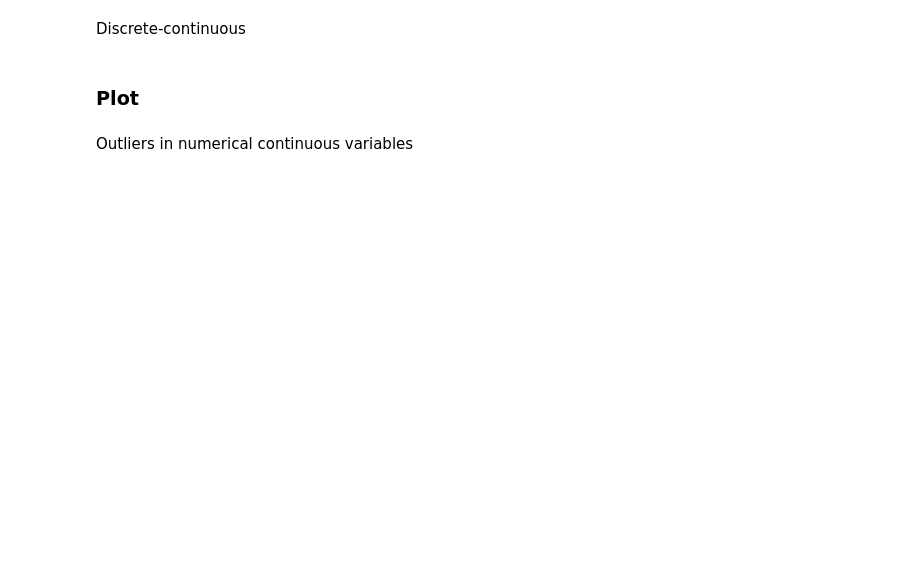
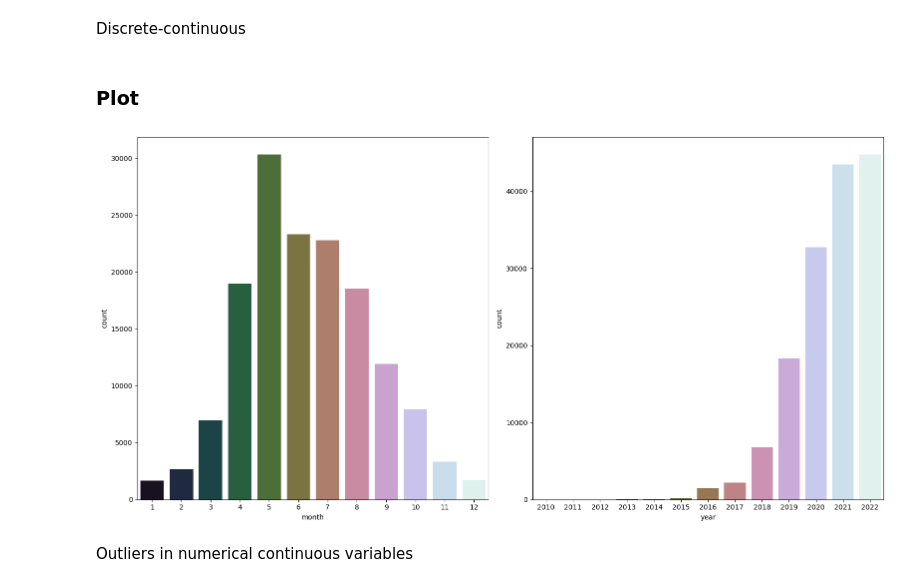
Before and after one commit to Tallaringues/mid-bootcamp-project-plantanet, a Jupyter notebook: Notebooks/EDA.ipynb, the cells around one changed output. Cells and saved outputs as stored; diff of their text form; code cells hidden in the pictures; blank space fills up the shorter version.

```diff
--- a/Notebooks/EDA.ipynb
+++ b/Notebooks/EDA.ipynb
@@ -46,5 +57,5 @@ def var_types_split (df):
     categorical = df.select_dtypes('object')
     return numerical, categorical
 
-numerical_df, categorical_df = var_types_split(customer_df)
+numerical_df, categorical_df = var_types_split(plant)
 # %%
@@ -81,15 +94,17 @@ continuous_df, discrete_df = numerical_split(numerical_df)
 # %%
 # countplot for descrete variables
 def plot_discrete2(df):
-    plt.figure(figsize=(16, 16))
+    plt.figure(figsize=(16, 8))
     num_plots = len(df.columns)
     for i, col in enumerate(df.columns):
         plt.subplot((num_plots+1)//2, 2, i+1)
-        sns.countplot(x=col, data=df)
+        sns.countplot(x=col, data=df, palette = "cubehelix")
     plt.tight_layout()
     plt.show()
 
-plot_discrete2(discrete_df)
+plot_discrete2(discrete_df[['month', 'year']])
+# %% [output]
+[figure, added]
 # %%
 # histograms for continuous variables
 def plot_continuous(df):
```
Also changed, not shown: parts of 7 cells of this notebook.
